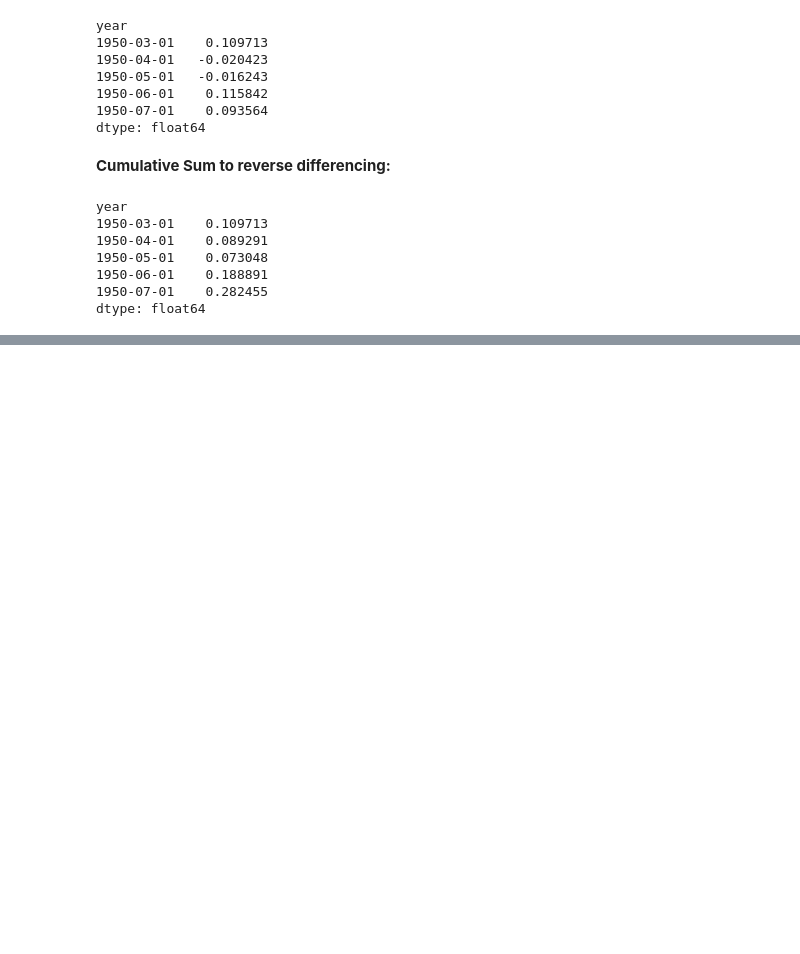
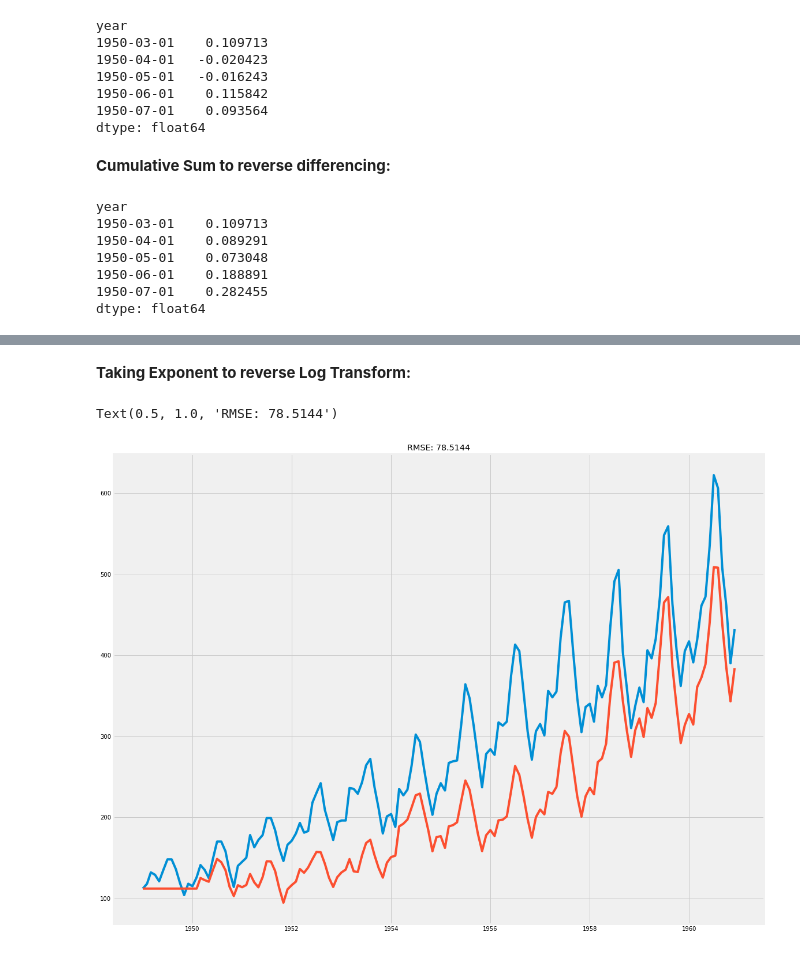
Before and after one commit to roman-cmyk/Time-Series-Analysis-in-Python---Exercise, a Jupyter notebook: Time Series Analysis in Python - Exercise.ipynb, the cells around one changed output, grey strips where cells are left out. Drawn from its saved outputs; the diff is of its cells as text; code cells hidden in the pictures; blank space fills up the shorter version.

```diff
--- a/Time Series Analysis in Python - Exercise.ipynb
+++ b/Time Series Analysis in Python - Exercise.ipynb
@@ -498,0 +501,4 @@ dtype: float64
+# %%
+predictions_ARIMA_log = pd.Series(ts_log.passengers.iloc[0], index=ts_log.index)
+predictions_ARIMA_log = predictions_ARIMA_log.add(predictions_ARIMA_diff_cumsum,fill_value=0)
+predictions_ARIMA_log.head()
@@ -498,0 +513,11 @@ dtype: float64
+# %% [markdown]
+__Taking Exponent to reverse Log Transform:__
+# %%
+predictions_ARIMA = np.exp(predictions_ARIMA_log)
+# %%
+plt.plot(y.passengers)
+plt.plot(predictions_ARIMA)
+plt.title('RMSE: %.4f'% np.sqrt(np.nansum((predictions_ARIMA-y.passengers)**2)/len(y.passengers)))
+# %% [output]
+Text(0.5, 1.0, 'RMSE: 78.5144')
+[figure, added]
```
Also changed, not shown: parts of 12 cells of this notebook.
